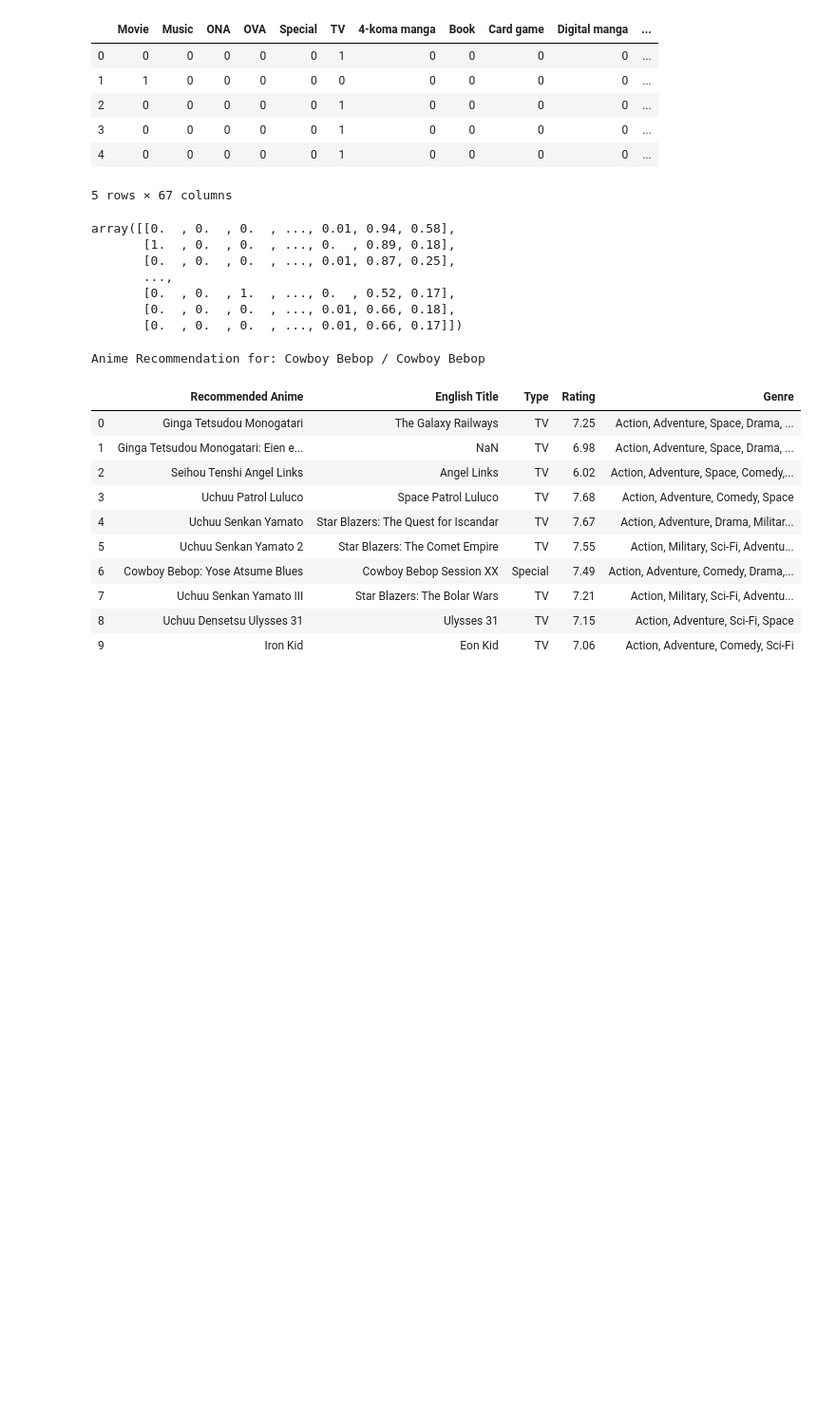
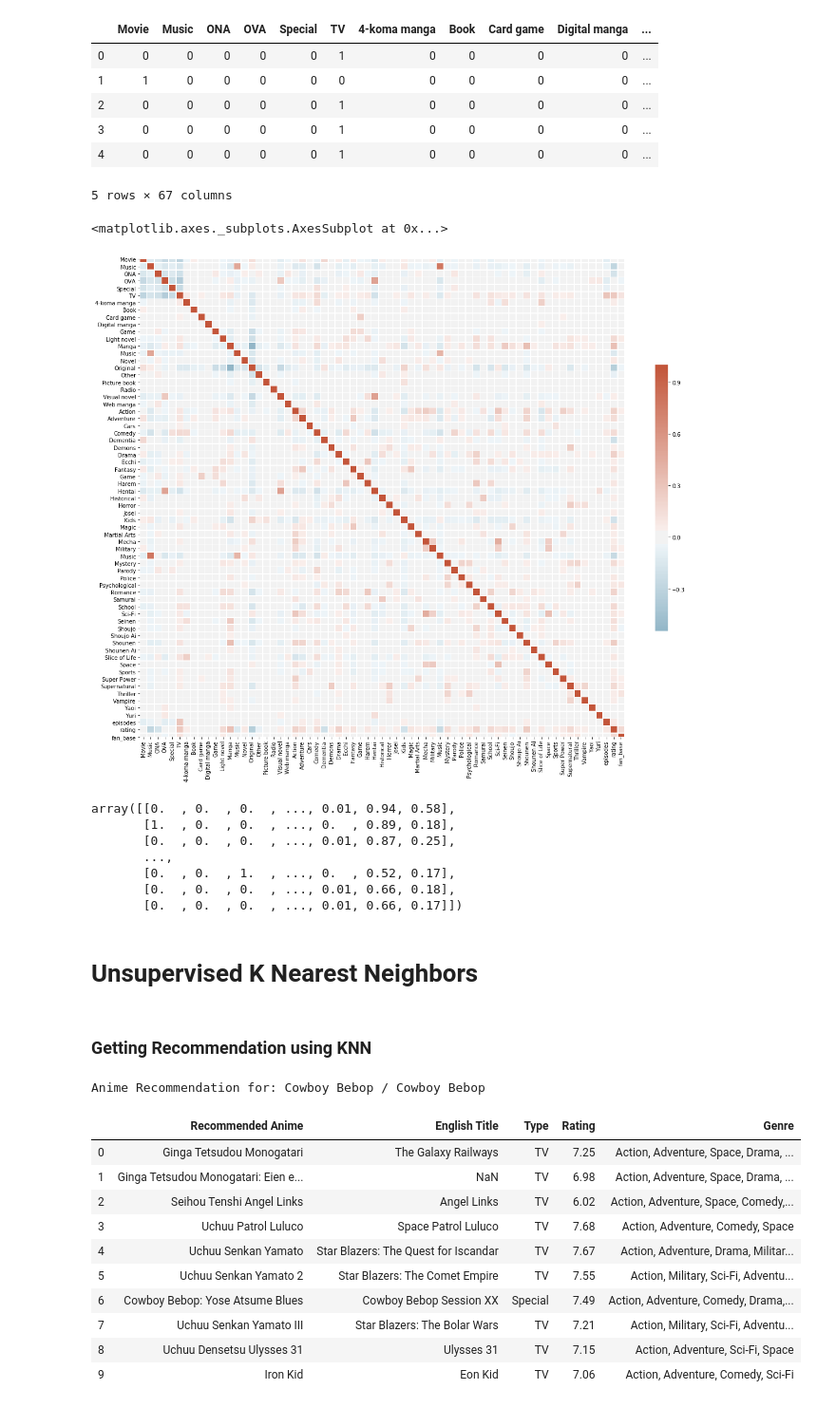
Before and after one commit to FHShubho/Anime_Recommender, a Jupyter notebook: Anime Recommender.ipynb, the cells around one changed output. Shown at 95% size. Saved outputs shown, nothing was run; the diff lists cells and outputs as text; code cells hidden in the pictures; blank space fills up the shorter version.

```diff
--- a/Anime Recommender.ipynb
+++ b/Anime Recommender.ipynb
@@ -432,6 +450,8 @@ df.head()
 # %%
 #saving dataframe to csv file
 df.to_csv(r'D:\NSU\11th Semester\CSE445 - AZK\Project\anime_data.csv')
+# %%
+df = pd.read_csv(r'D:\NSU\11th Semester\CSE445 - AZK\Project\anime_data.csv')
 # %%
 #converting feature to categorical values
 temp_type = pd.get_dummies(df['type'])
@@ -453,6 +472,26 @@ anime.head()
 | 3 | 0 | 0 | 0 | 0 | 0 | 1 | 0 | 0 | 0 | 0 | ... |
 | 4 | 0 | 0 | 0 | 0 | 0 | 1 | 0 | 0 | 0 | 0 | ... |
 5 rows × 67 columns
+# %%
+#correlation for features
+# Compute the correlation matrix
+corr = anime.corr()
+
+# Generate a mask for the upper triangle
+#mask = np.triu(np.ones_like(corr, dtype=bool))
+
+# Set up the matplotlib figure
+f, ax = plt.subplots(figsize=(20, 18))
+
+# Generate a custom diverging colormap
+cmap = sns.diverging_palette(230, 20, as_cmap=True)
+
+# Draw the heatmap with the mask and correct aspect ratio
+sns.heatmap(corr, cmap=cmap, center=0,
+            square=True, linewidths=.5, cbar_kws={"shrink": .5})
+# %% [output]
+<matplotlib.axes._subplots.AxesSubplot at 0x...>
+[figure, added]
 # %%
 #Scaling the values
 scaler = MinMaxScaler()
@@ -466,6 +505,8 @@ array([[0.  , 0.  , 0.  , ..., 0.01, 0.94, 0.58],
        [0.  , 0.  , 1.  , ..., 0.  , 0.52, 0.17],
        [0.  , 0.  , 0.  , ..., 0.01, 0.66, 0.18],
        [0.  , 0.  , 0.  , ..., 0.01, 0.66, 0.17]])
+# %% [markdown]
+# Unsupervised K Nearest Neighbors
 # %%
 #clustering using KNN
 nbrs = NearestNeighbors(n_neighbors=11, algorithm='ball_tree').fit(anime)
@@ -480,6 +521,8 @@ def get_recommendation(name):
         recommend = recommend.append(new_row, ignore_index=True)
     print("Anime Recommendation for:", name, '/',df.iloc[rec_id]['title_english'])
     display(recommend)
+# %% [markdown]
+### Getting Recommendation using KNN
 # %%
 get_recommendation('Cowboy Bebop')
 # %% [output]
```
Also changed, not shown: parts of 156 cells of this notebook.
